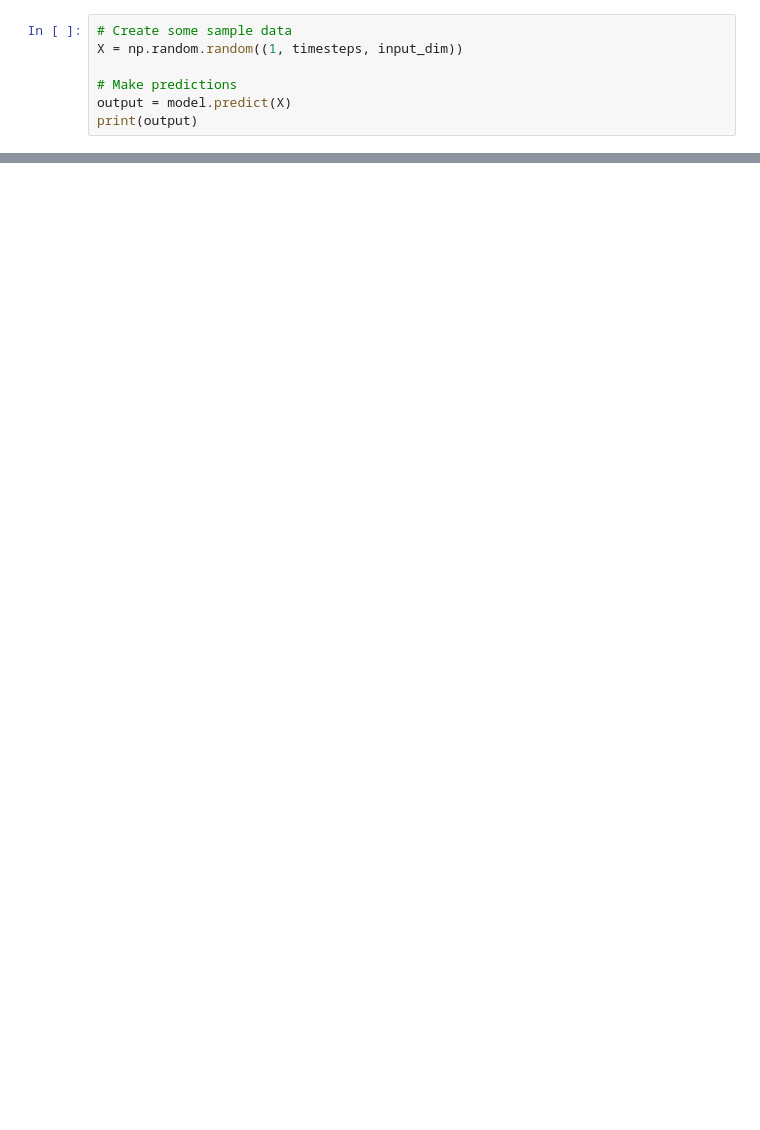
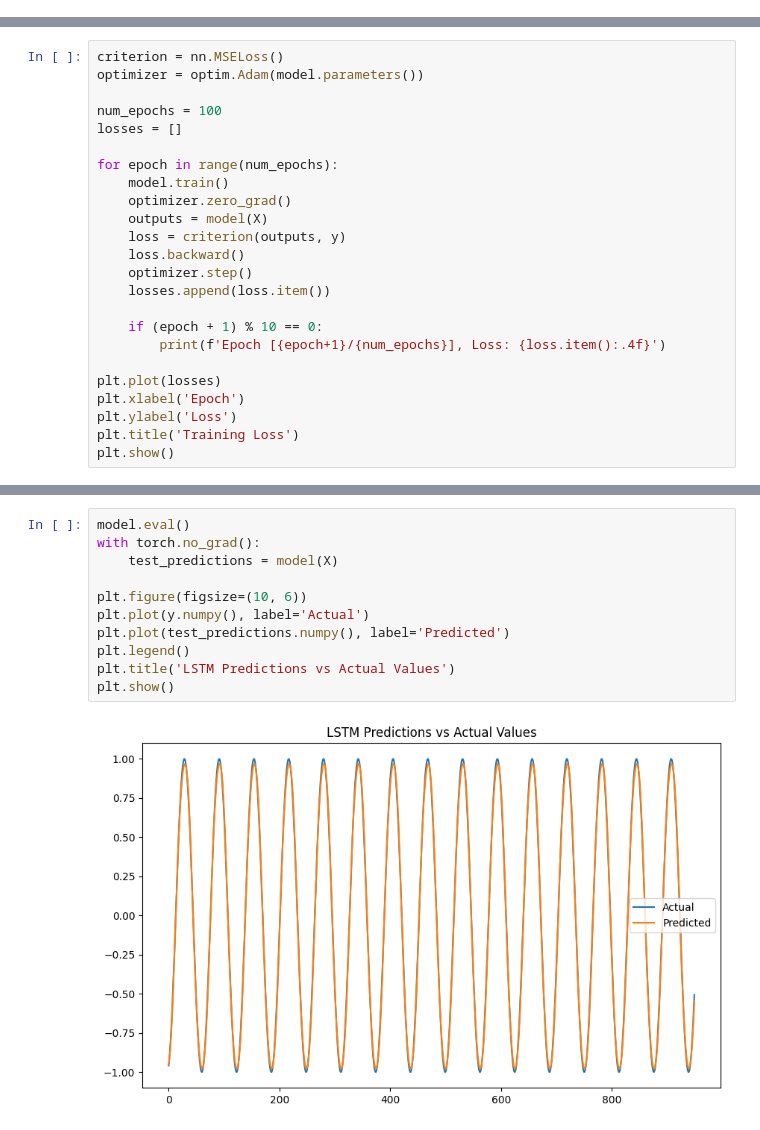
Before and after one commit to JojoDuke/lstm-test, a Jupyter notebook: binomials.ipynb, the cells around one changed output, grey strips where cells are left out. Cells and saved outputs as stored; diff of their text form; blank space fills up the shorter version.

```diff
--- a/binomials.ipynb
+++ b/binomials.ipynb
@@ -93,7 +20,0 @@ model.summary()
-# %%
-# Create some sample data
-X = np.random.random((1, timesteps, input_dim))
-
-# Make predictions
-output = model.predict(X)
-print(output)
@@ -99,0 +64,24 @@ print(output)
+# %%
+criterion = nn.MSELoss()
+optimizer = optim.Adam(model.parameters())
+
+num_epochs = 100
+losses = []
+
+for epoch in range(num_epochs):
+    model.train()
+    optimizer.zero_grad()
+    outputs = model(X)
+    loss = criterion(outputs, y)
+    loss.backward()
+    optimizer.step()
+    losses.append(loss.item())
+
+    if (epoch + 1) % 10 == 0:
+        print(f'Epoch [{epoch+1}/{num_epochs}], Loss: {loss.item():.4f}')
+
+plt.plot(losses)
+plt.xlabel('Epoch')
+plt.ylabel('Loss')
+plt.title('Training Loss')
+plt.show()
@@ -99,0 +100,13 @@ print(output)
+# %%
+model.eval()
+with torch.no_grad():
+    test_predictions = model(X)
+
+plt.figure(figsize=(10, 6))
+plt.plot(y.numpy(), label='Actual')
+plt.plot(test_predictions.numpy(), label='Predicted')
+plt.legend()
+plt.title('LSTM Predictions vs Actual Values')
+plt.show()
+# %% [output]
+[figure, added]
```
Also changed, not shown: parts of 8 cells of this notebook, 2 other files.
